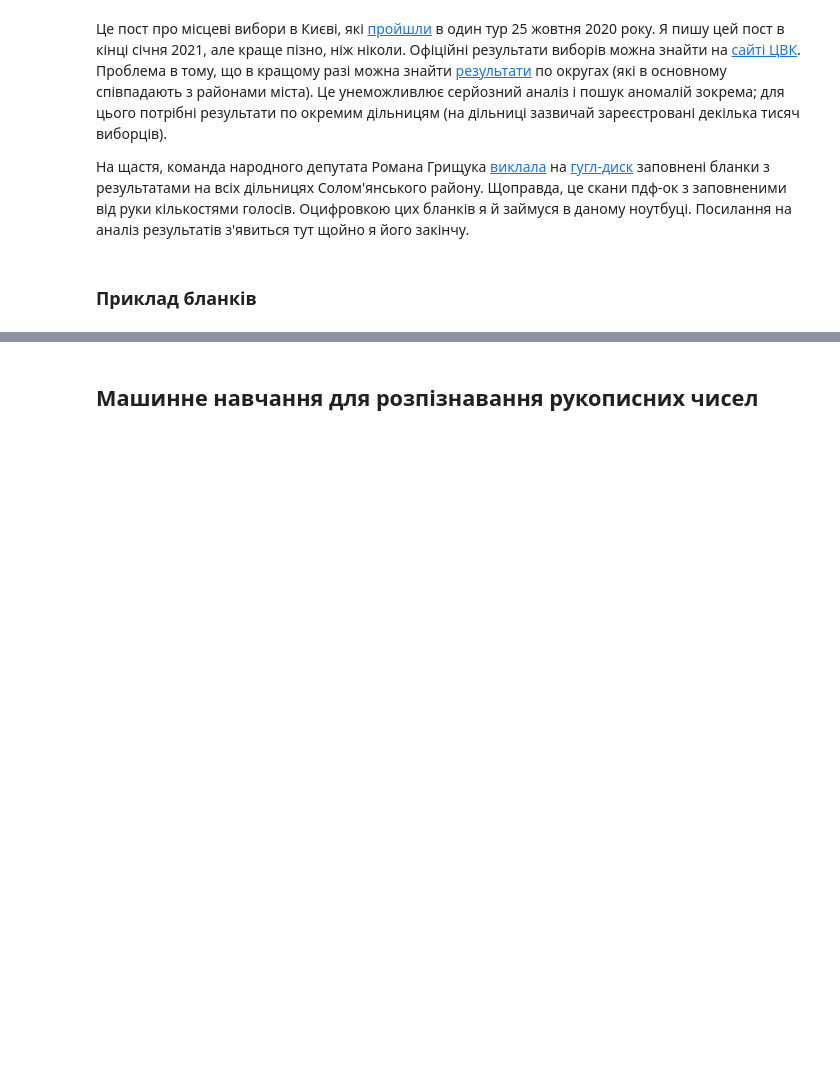
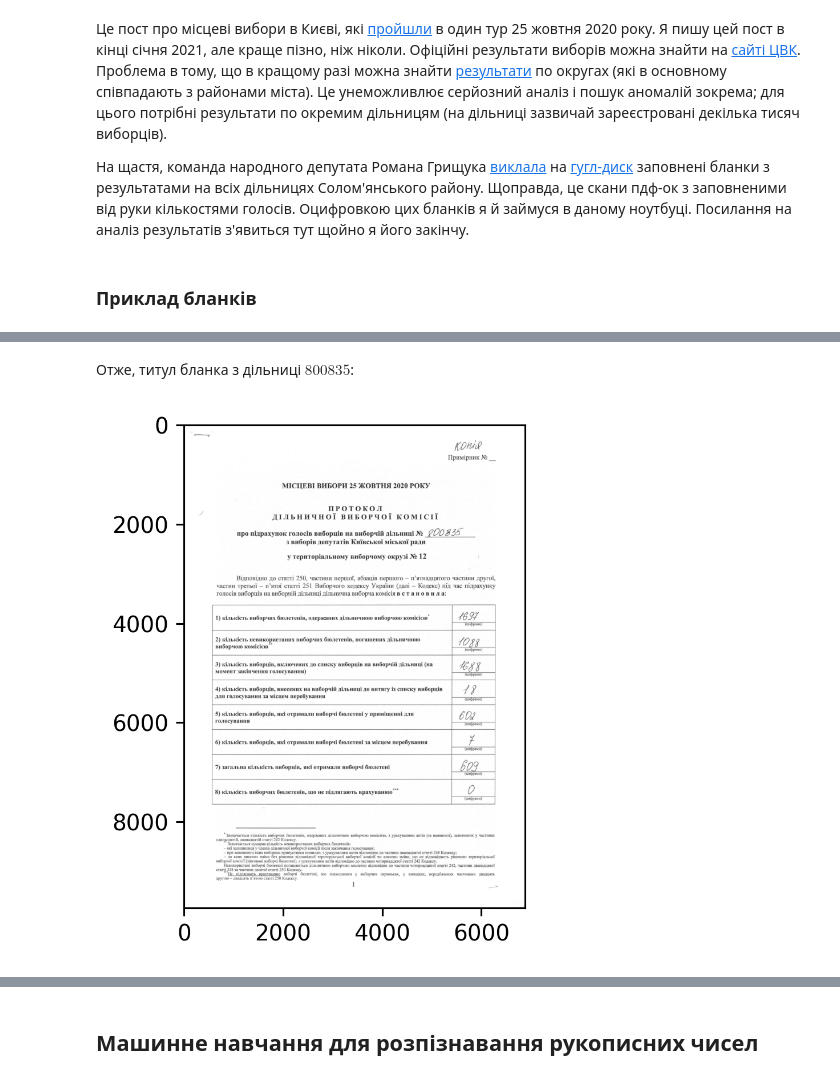
Before and after one commit to DmytroTym/urban, a Jupyter notebook: Elections_digitalization.ipynb, the cells around one changed output, grey strips where cells are left out. Drawn from its saved outputs; the diff is of its cells as text; code cells hidden in the pictures; blank space fills up the shorter version.

```diff
--- a/Elections_digitalization.ipynb
+++ b/Elections_digitalization.ipynb
@@ -14,0 +28,17 @@
+# %%
+import cv2
+import numpy as np
+import matplotlib.pyplot as plt
+from pdf2image import convert_from_path, pdfinfo_from_path
+
+plt.rcParams['figure.dpi'] = 280
+# %%
+example_path = '/content/Солома. Паралельний п_драхунок/800835-п.pdf'
+example = convert_from_path(example_path, dpi=200, first_page=1, last_page=2)
+# %% [markdown]
+Отже, титул бланка з дільниці $800835$:
+# %%
+plt.imshow(cv2.cvtColor(np.array(example[0]), cv2.COLOR_BGR2GRAY), cmap='gray')
+plt.show()
+# %% [output]
+[figure, added]
```
Also changed, not shown: parts of 56 cells of this notebook.
